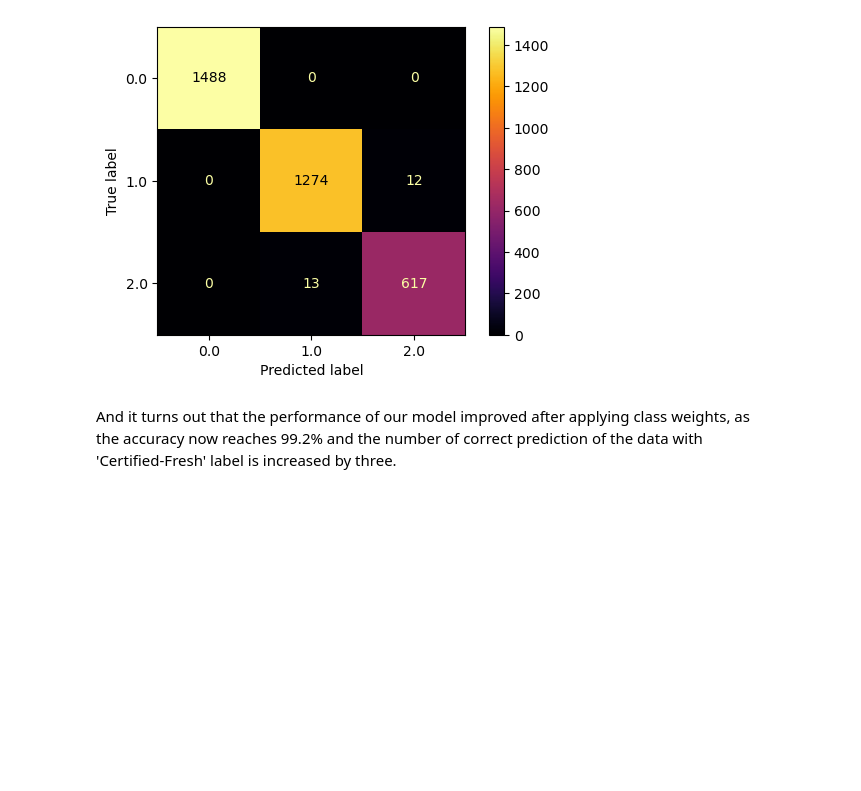
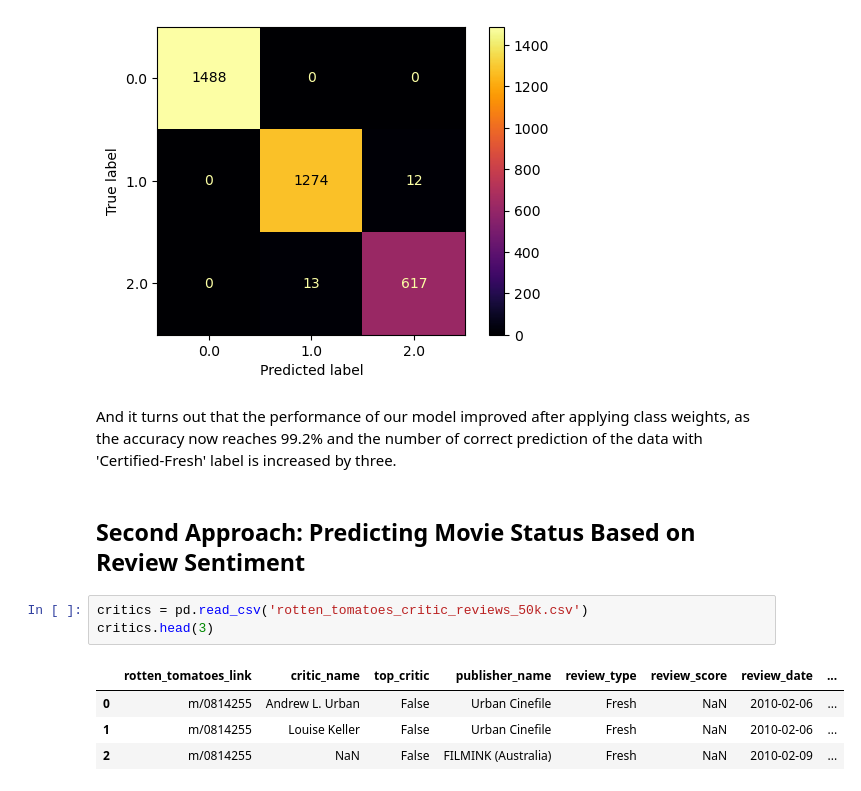
Before and after one commit to tugceturkkal/Data-Projects, a Jupyter notebook: Rotten Tomatoes Movies Rating Prediction.ipynb, the cells around one changed output. Drawn from its saved outputs; the diff is of its cells as text; blank space fills up the shorter version.

```diff
--- a/Rotten Tomatoes Movies Rating Prediction.ipynb
+++ b/Rotten Tomatoes Movies Rating Prediction.ipynb
@@ -555,3 +559,13 @@ plot_confusion_matrix(random_f_weighted, X_test, y_test, cmap ='inferno', ax = a
 [figure]
 # %% [markdown]
 And it turns out that the performance of our model improved after applying class weights, as the accuracy now reaches 99.2% and the number of correct prediction of the data with 'Certified-Fresh' label is increased by three.
+# %% [markdown]
+## Second Approach: Predicting Movie Status Based on Review Sentiment
+# %%
+critics = pd.read_csv('rotten_tomatoes_critic_reviews_50k.csv')
+critics.head(3)
+# %% [output]
+|  | rotten_tomatoes_link | critic_name | top_critic | publisher_name | review_type | review_score | review_date | ... |
+| 0 | m/0814255 | Andrew L. Urban | False | Urban Cinefile | Fresh | NaN | 2010-02-06 | ... |
+| 1 | m/0814255 | Louise Keller | False | Urban Cinefile | Fresh | NaN | 2010-02-06 | ... |
+| 2 | m/0814255 | NaN | False | FILMINK (Australia) | Fresh | NaN | 2010-02-09 | ... |
```
Also changed, not shown: parts of 20 cells of this notebook.
